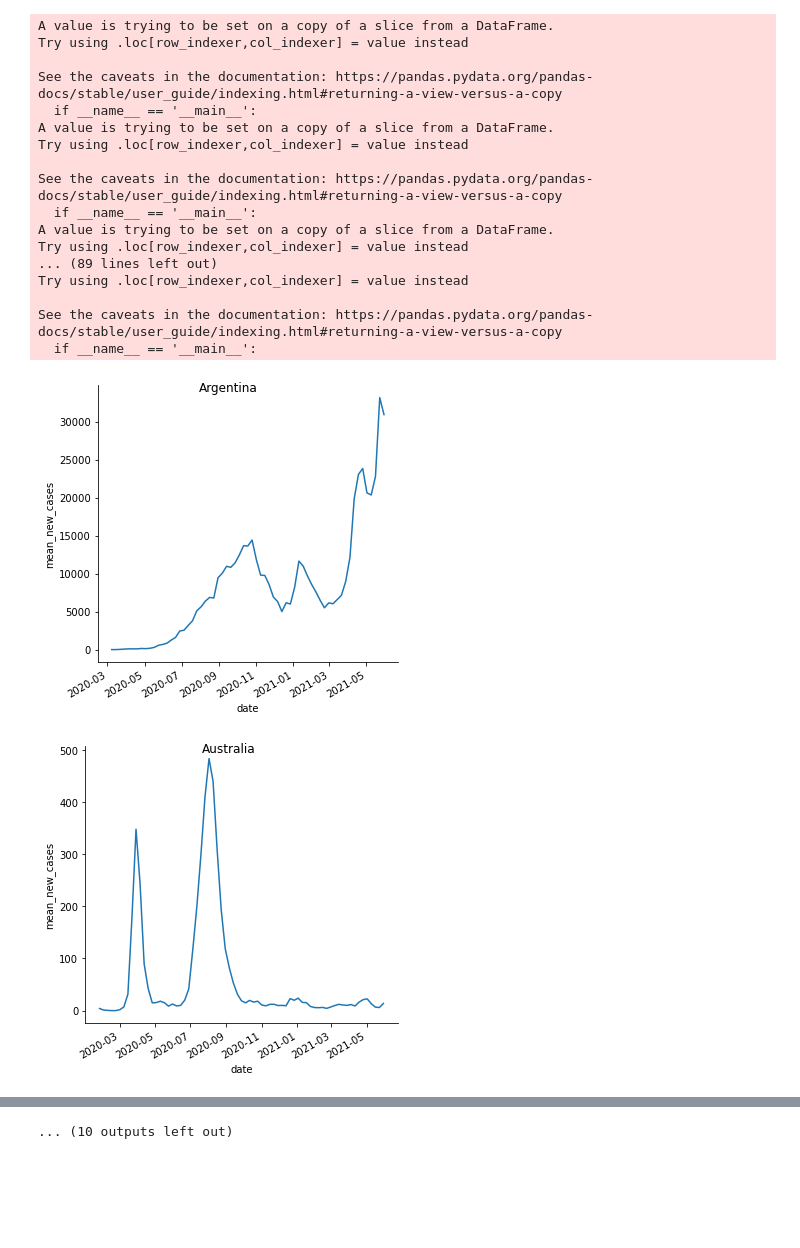
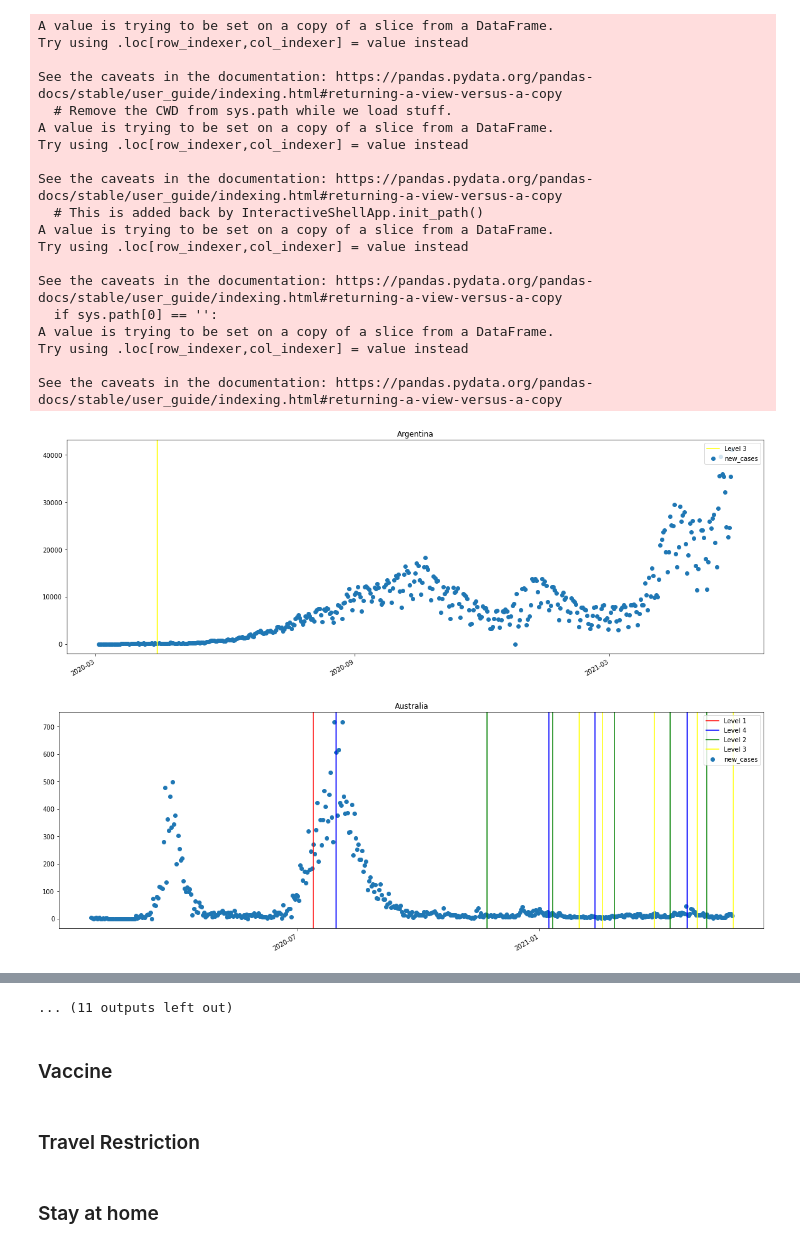
Before and after one commit to tangchingkei/data-science-praktikum, a Jupyter notebook: project.ipynb, the cells around one changed output, grey strips where cells are left out. Saved outputs shown, nothing was run; the diff lists cells and outputs as text; code cells hidden in the pictures; blank space fills up the shorter version.

Commit message:
face covering updated

```diff
--- a/project.ipynb
+++ b/project.ipynb
@@ -19,5 +22,18 @@ g20_data = owid[owid["location"].isin(g20_members)].reset_index(drop=True)
 # %%
 g20_face_cover = face_cover[face_cover["Entity"].isin(g20_members)].reset_index(drop=True)
 # %%
-g20_face_cover
+phases = []
+
+for country in g20_members:
+    df = g20_face_cover[g20_face_cover["Entity"] == country].reset_index(drop=True)
+    level = 0
+    for index, row in df.iterrows():
+        if row["facial_coverings"] != level:
+            phases.append([country, row["Day"], row["facial_coverings"]])
+            level = row["facial_coverings"]
+
+    phases.append(changes)
+face_cover_phases = DataFrame(phases, columns=["country","date","level_changes"]).dropna(how="all").reset_index(drop=True)
+face_cover_phases["date"] = pd.to_datetime(face_cover_phases["date"], yearfirst=True)
+face_cover_phases
 # %% [output]
@@ -37,41 +53,62 @@ g20_face_cover
 # %%
 import seaborn as sns
 import matplotlib.pyplot as plt
+import matplotlib.dates as mdates
+from collections import OrderedDict
 #plot each countries in g20
 for loc in g20_members:
     only_pain = g20_data[g20_data["location"]==loc]
-    bg = g20_face_cover[g20_face_cover["Entity"]==loc]
-
+    phase = face_cover_phases[face_cover_phases["country"]==loc]
     #make sure date is in datetime format
     only_pain["date"] = pd.to_datetime(only_pain["date"], yearfirst=True)
-
-    #group by week -> each group gets mean cases of it's days assigned
-    grouped_pain = only_pain.groupby([pd.Grouper(key="date", freq= "W")]).mean()
+    only_pain["month"] = only_pain.date.dt.month_name()
+    only_pain["year"] = only_pain.date.dt.year
 
     #negative to positive
-    grouped_pain["new_cases"] = grouped_pain["new_cases"].map(lambda x: abs(x), na_action="ignore")
+    only_pain["new_cases"] = only_pain["new_cases"].map(lambda x: abs(x), na_action="ignore")
     #plot
-    f = sns.relplot(data = grouped_pain, x = "date", y= "new_cases", kind="line")
-    f.fig.autofmt_xdate()
-    f.set_ylabels("mean_new_cases")
-    f.fig.suptitle(loc)
+
+    fig, ax = plt.subplots(figsize=(20,7))
+    ax.scatter("date", "new_cases", data = only_pain)
+    fmt_every_month = mdates.MonthLocator(interval=6)
+    ax.xaxis.set_major_locator(fmt_every_month)
+    ax.xaxis.set_major_formatter(mdates.DateFormatter('%Y-%m'))
+    fig.autofmt_xdate()
+    plt.title(loc)
+    colors = ["red", "green", "yellow", "blue"]
+
+    for ind, data in phase.iterrows():
+        plt.axvline(data[1], color = colors[int(data[2])-1], label = f"Level {int(data[2])}")
+
+    handles, labels = plt.gca().get_legend_handles_labels()
+    by_label = OrderedDict(zip(labels, handles))
+    plt.legend(by_label.values(), by_label.keys(),loc="upper right")
+    plt.show()
+
+"""
+f.fig.autofmt_xdate()
+f.set_ylabels("mean_new_cases")
+f.fig.suptitle(loc)
+"""
 # %% [output]
 A value is trying to be set on a copy of a slice from a DataFrame.
 Try using .loc[row_indexer,col_indexer] = value instead
 
 See the caveats in the documentation: https://pandas.pydata.org/pandas-docs/stable/user_guide/indexing.html#returning-a-view-versus-a-copy
-  if __name__ == '__main__':
+  # Remove the CWD from sys.path while we load stuff.
 A value is trying to be set on a copy of a slice from a DataFrame.
 Try using .loc[row_indexer,col_indexer] = value instead
 
 See the caveats in the documentation: https://pandas.pydata.org/pandas-docs/stable/user_guide/indexing.html#returning-a-view-versus-a-copy
-  if __name__ == '__main__':
+  # This is added back by InteractiveShellApp.init_path()
 A value is trying to be set on a copy of a slice from a DataFrame.
-Try using .loc[row_indexer,col_indexer] = value instead
-... (89 lines left out)
 Try using .loc[row_indexer,col_indexer] = value instead
 
 See the caveats in the documentation: https://pandas.pydata.org/pandas-docs/stable/user_guide/indexing.html#returning-a-view-versus-a-copy
-  if __name__ == '__main__':
+  if sys.path[0] == '':
+A value is trying to be set on a copy of a slice from a DataFrame.
+Try using .loc[row_indexer,col_indexer] = value instead
+
+See the caveats in the documentation: https://pandas.pydata.org/pandas-docs/stable/user_guide/indexing.html#returning-a-view-versus-a-copy
-[figure, old version]
+[figure, new version]
-[figure, old version]
+[figure, new version]
@@ -87 +124,7 @@ See the caveats in the documentation: https://pandas.pydata.org/pandas-docs/stab
-... (10 outputs left out)
+... (11 outputs left out)
+# %% [markdown]
+### Vaccine
+# %% [markdown]
+### Travel Restriction
+# %% [markdown]
+### Stay at home
```
Also changed, not shown: parts of 4 cells of this notebook.
